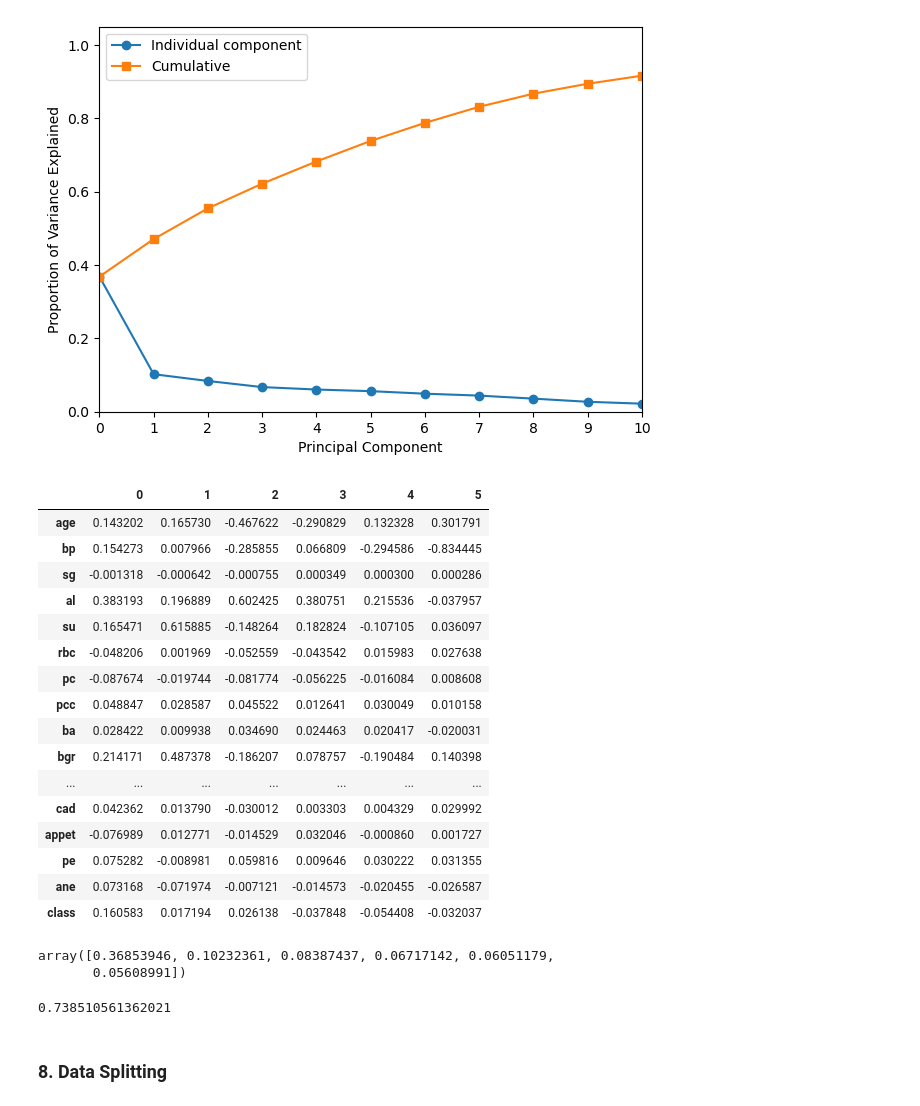
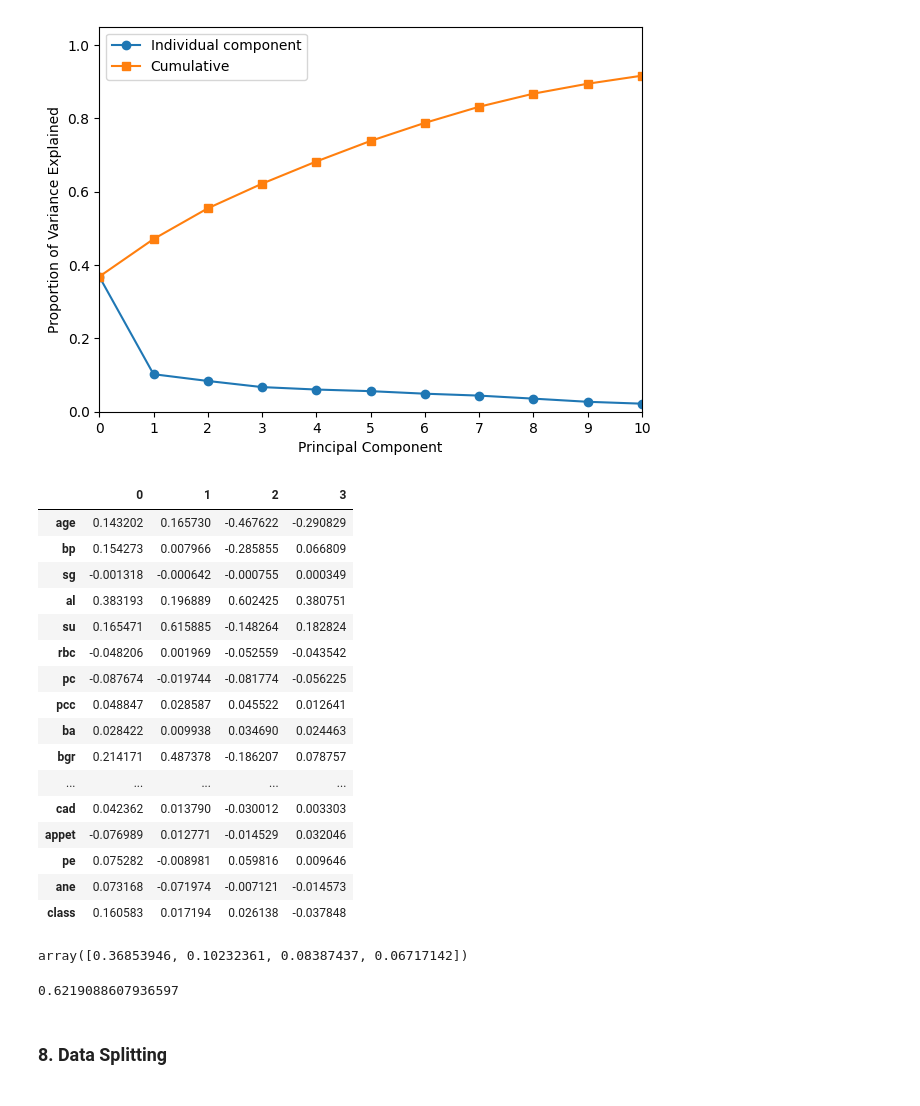
Before and after one commit to Barkesty/Project-Chronic-Kidney-Disease-Classification-Challenge, a Jupyter notebook: project.ipynb, the cells around one changed output. Drawn from its saved outputs; the diff is of its cells as text; code cells hidden in the pictures.

```diff
--- a/project.ipynb
+++ b/project.ipynb
@@ -541,40 +559,39 @@ plt.legend(loc=2);
 # %% [output]
 [figure]
 # %%
-pca_X = PCA(n_components=6)
+pca_X = PCA(n_components=4)
 pca_loadings = pd.DataFrame(pca_X.fit(X).components_.T,
                             index=X.columns,
                            )
 pca_loadings
 # %% [output]
-|  | 0 | 1 | 2 | 3 | 4 | 5 |
-| age | 0.143202 | 0.165730 | -0.467622 | -0.290829 | 0.132328 | 0.301791 |
-| bp | 0.154273 | 0.007966 | -0.285855 | 0.066809 | -0.294586 | -0.834445 |
-| sg | -0.001318 | -0.000642 | -0.000755 | 0.000349 | 0.000300 | 0.000286 |
-| al | 0.383193 | 0.196889 | 0.602425 | 0.380751 | 0.215536 | -0.037957 |
-| su | 0.165471 | 0.615885 | -0.148264 | 0.182824 | -0.107105 | 0.036097 |
-| rbc | -0.048206 | 0.001969 | -0.052559 | -0.043542 | 0.015983 | 0.027638 |
-| pc | -0.087674 | -0.019744 | -0.081774 | -0.056225 | -0.016084 | 0.008608 |
-| pcc | 0.048847 | 0.028587 | 0.045522 | 0.012641 | 0.030049 | 0.010158 |
-| ba | 0.028422 | 0.009938 | 0.034690 | 0.024463 | 0.020417 | -0.020031 |
-| bgr | 0.214171 | 0.487378 | -0.186207 | 0.078757 | -0.190484 | 0.140398 |
-| ... | ... | ... | ... | ... | ... | ... |
-| cad | 0.042362 | 0.013790 | -0.030012 | 0.003303 | 0.004329 | 0.029992 |
-| appet | -0.076989 | 0.012771 | -0.014529 | 0.032046 | -0.000860 | 0.001727 |
-| pe | 0.075282 | -0.008981 | 0.059816 | 0.009646 | 0.030222 | 0.031355 |
-| ane | 0.073168 | -0.071974 | -0.007121 | -0.014573 | -0.020455 | -0.026587 |
-| class | 0.160583 | 0.017194 | 0.026138 | -0.037848 | -0.054408 | -0.032037 |
+|  | 0 | 1 | 2 | 3 |
+| age | 0.143202 | 0.165730 | -0.467622 | -0.290829 |
+| bp | 0.154273 | 0.007966 | -0.285855 | 0.066809 |
+| sg | -0.001318 | -0.000642 | -0.000755 | 0.000349 |
+| al | 0.383193 | 0.196889 | 0.602425 | 0.380751 |
+| su | 0.165471 | 0.615885 | -0.148264 | 0.182824 |
+| rbc | -0.048206 | 0.001969 | -0.052559 | -0.043542 |
+| pc | -0.087674 | -0.019744 | -0.081774 | -0.056225 |
+| pcc | 0.048847 | 0.028587 | 0.045522 | 0.012641 |
+| ba | 0.028422 | 0.009938 | 0.034690 | 0.024463 |
+| bgr | 0.214171 | 0.487378 | -0.186207 | 0.078757 |
+| ... | ... | ... | ... | ... |
+| cad | 0.042362 | 0.013790 | -0.030012 | 0.003303 |
+| appet | -0.076989 | 0.012771 | -0.014529 | 0.032046 |
+| pe | 0.075282 | -0.008981 | 0.059816 | 0.009646 |
+| ane | 0.073168 | -0.071974 | -0.007121 | -0.014573 |
+| class | 0.160583 | 0.017194 | 0.026138 | -0.037848 |
 # %%
 # To determine the proportion of the total variance in the original dataset
 # We can do explained_variance_ratio_
 pca_X.explained_variance_ratio_
 # %% [output]
-array([0.36853946, 0.10232361, 0.08387437, 0.06717142, 0.06051179,
-       0.05608991])
+array([0.36853946, 0.10232361, 0.08387437, 0.06717142])
 # %%
 print(pca_X.explained_variance_ratio_.sum())
 # %% [output]
-0.738510561362021
+0.6219088607936597
 # %% [markdown]
 ### **8. Data Splitting**
 # %% [markdown]
```
Also changed, not shown: parts of 6 cells of this notebook.
